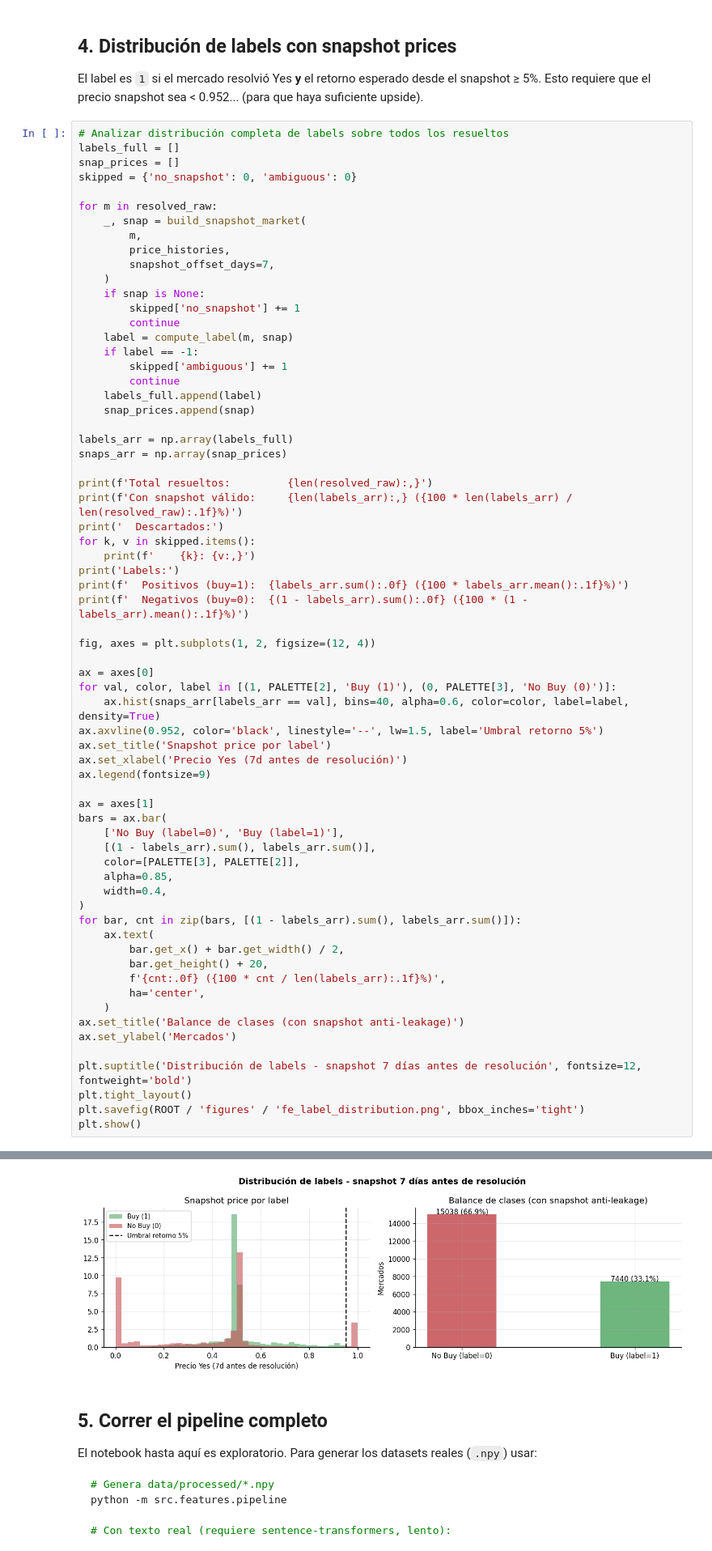
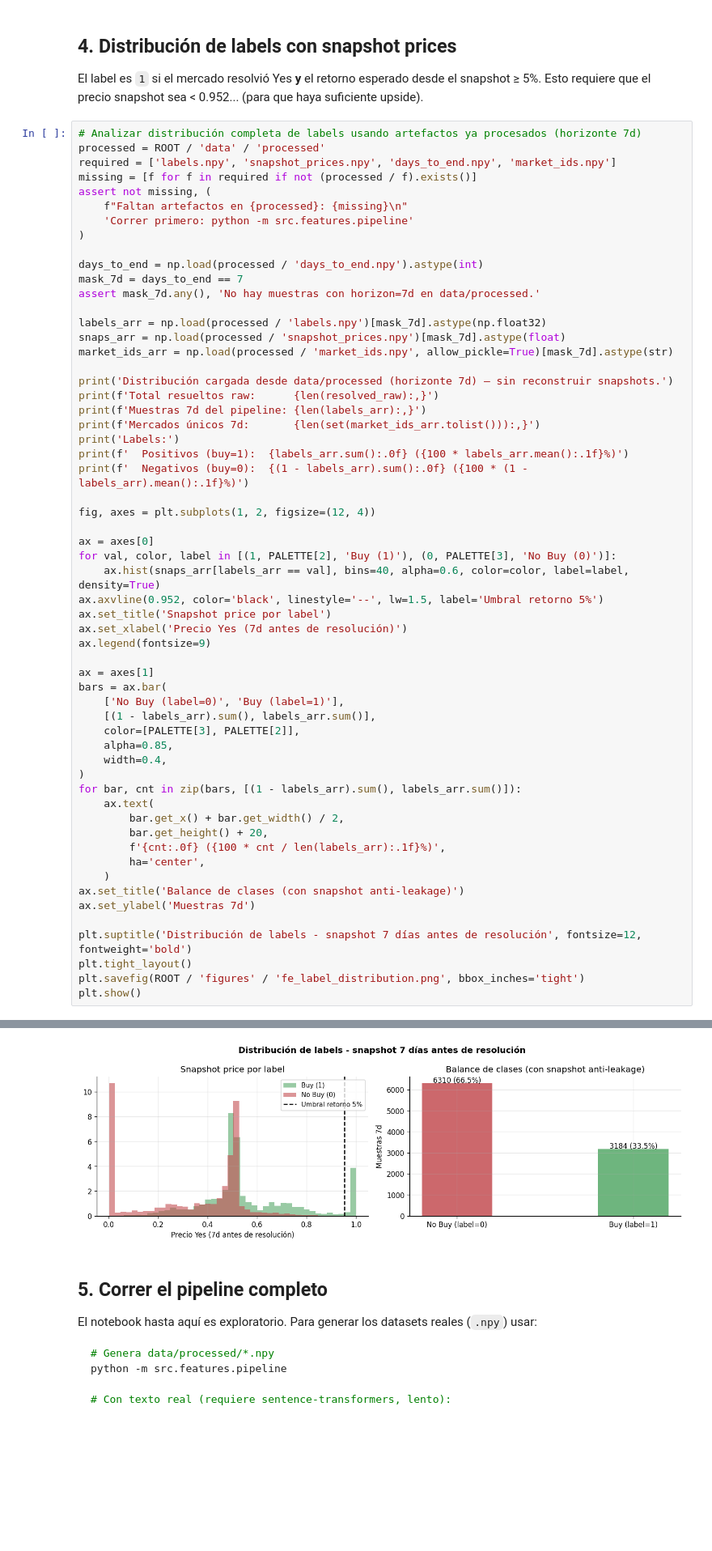
Before and after one commit to Nike2004A/proyecto_polymarket, a Jupyter notebook: notebooks/02_feature_engineering.ipynb, the cells around one changed output, grey strips where cells are left out. Shown at 81% size. Drawn from its saved outputs; the diff is of its cells as text; blank space fills up the shorter version.

```diff
--- a/notebooks/02_feature_engineering.ipynb
+++ b/notebooks/02_feature_engineering.ipynb
@@ -302,35 +303,27 @@ Distribución:
 El label es `1` si el mercado resolvió Yes **y** el retorno esperado desde el snapshot ≥ 5%.
 Esto requiere que el precio snapshot sea < 0.952... (para que haya suficiente upside).
 # %%
-# Analizar distribución completa de labels sobre todos los resueltos
-labels_full = []
-snap_prices = []
-skipped = {'no_snapshot': 0, 'ambiguous': 0}
+# Analizar distribución completa de labels usando artefactos ya procesados (horizonte 7d)
+processed = ROOT / 'data' / 'processed'
+required = ['labels.npy', 'snapshot_prices.npy', 'days_to_end.npy', 'market_ids.npy']
+missing = [f for f in required if not (processed / f).exists()]
+assert not missing, (
+    f"Faltan artefactos en {processed}: {missing}\n"
+    'Correr primero: python -m src.features.pipeline'
+)
 
-for m in resolved_raw:
-    _, snap = build_snapshot_market(
-        m,
-        price_histories,
-        snapshot_offset_days=7,
-    )
-    if snap is None:
-        skipped['no_snapshot'] += 1
-        continue
-    label = compute_label(m, snap)
-    if label == -1:
-        skipped['ambiguous'] += 1
-        continue
-    labels_full.append(label)
-    snap_prices.append(snap)
+days_to_end = np.load(processed / 'days_to_end.npy').astype(int)
+mask_7d = days_to_end == 7
+assert mask_7d.any(), 'No hay muestras con horizon=7d en data/processed.'
 
-labels_arr = np.array(labels_full)
-snaps_arr = np.array(snap_prices)
+labels_arr = np.load(processed / 'labels.npy')[mask_7d].astype(np.float32)
+snaps_arr = np.load(processed / 'snapshot_prices.npy')[mask_7d].astype(float)
+market_ids_arr = np.load(processed / 'market_ids.npy', allow_pickle=True)[mask_7d].astype(str)
 
-print(f'Total resueltos:         {len(resolved_raw):,}')
-print(f'Con snapshot válido:     {len(labels_arr):,} ({100 * len(labels_arr) / len(resolved_raw):.1f}%)')
-print('  Descartados:')
-for k, v in skipped.items():
-    print(f'    {k}: {v:,}')
+print('Distribución cargada desde data/processed (horizonte 7d) — sin reconstruir snapshots.')
+print(f'Total resueltos raw:      {len(resolved_raw):,}')
+print(f'Muestras 7d del pipeline: {len(labels_arr):,}')
+print(f'Mercados únicos 7d:       {len(set(market_ids_arr.tolist())):,}')
 print('Labels:')
 print(f'  Positivos (buy=1):  {labels_arr.sum():.0f} ({100 * labels_arr.mean():.1f}%)')
 print(f'  Negativos (buy=0):  {(1 - labels_arr).sum():.0f} ({100 * (1 - labels_arr).mean():.1f}%)')
@@ -361,7 +354,7 @@ for bar, cnt in zip(bars, [(1 - labels_arr).sum(), labels_arr.sum()]):
         ha='center',
     )
 ax.set_title('Balance de clases (con snapshot anti-leakage)')
-ax.set_ylabel('Mercados')
+ax.set_ylabel('Muestras 7d')
 
 plt.suptitle('Distribución de labels - snapshot 7 días antes de resolución', fontsize=12, fontweight='bold')
 plt.tight_layout()
@@ -379,4 +371,4 @@ Labels:
-[figure, old version]
+[figure, new version]
 # %% [markdown]
 ## 5. Correr el pipeline completo
 
```
Also changed, not shown: parts of 5 cells of this notebook, 1 other file.
